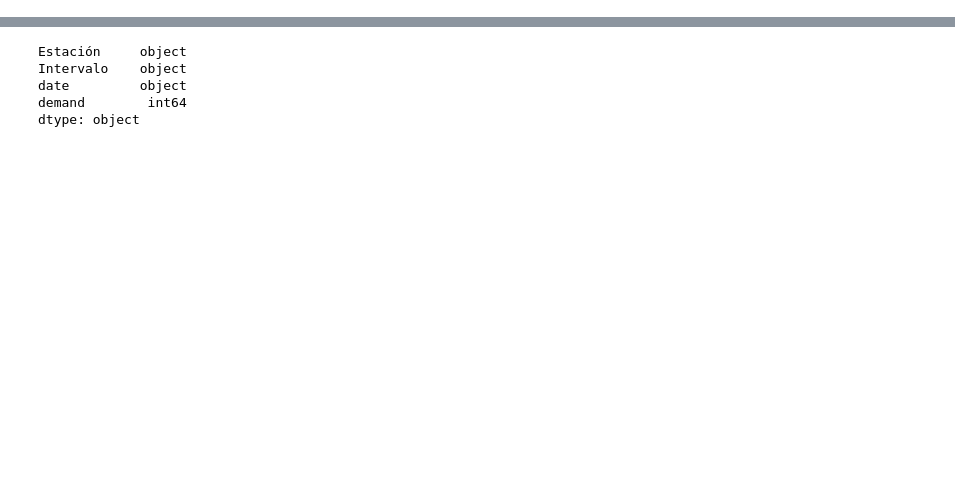
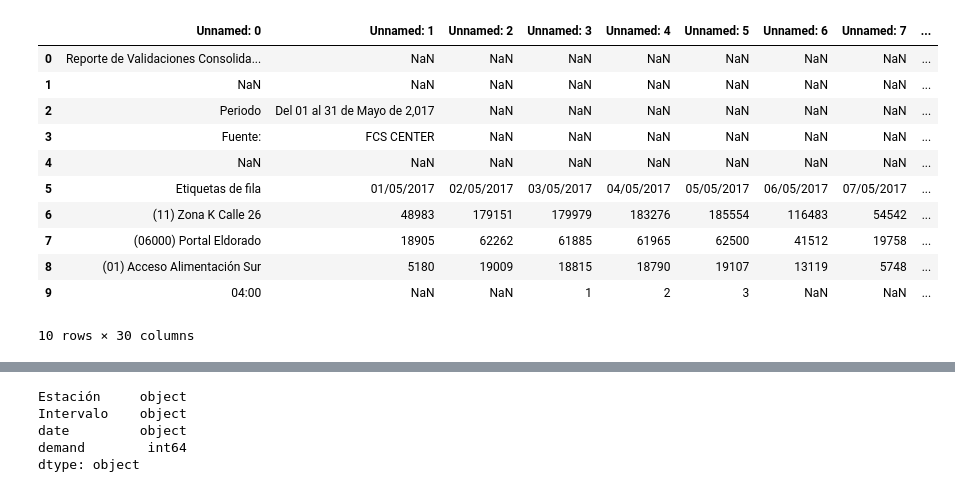
Before and after one commit to jcazuero94/transmi, a Jupyter notebook: notebooks/development/Desarrollo_Extraccion_resumen.ipynb, the cells around one changed output, grey strips where cells are left out. Saved outputs shown, nothing was run; the diff lists cells and outputs as text; code cells hidden in the pictures; blank space fills up the shorter version.

```diff
--- a/notebooks/development/Desarrollo_Extraccion_resumen.ipynb
+++ b/notebooks/development/Desarrollo_Extraccion_resumen.ipynb
@@ -119,0 +102,2 @@ array(['(02000) Cabecera Autopista Norte',
+# %%
+links_data_transmi_2 = links_data_transmi[links_data_transmi["Type"] != 1]
@@ -119,0 +106,3 @@ array(['(02000) Cabecera Autopista Norte',
+# %%
+link = links_data_transmi_2.iloc[0, 0]
+link_type = links_data_transmi_2.iloc[0, 1]
@@ -119,0 +111,2 @@ array(['(02000) Cabecera Autopista Norte',
+# %%
+link = link.replace(" ", "%20")
@@ -119,0 +115,9 @@ array(['(02000) Cabecera Autopista Norte',
+# %%
+xl = pd.ExcelFile(BASE_VALIDACIONES_REQUEST + "ValidacionTroncal/" + link)
+visible_sheets = [sh.title for sh in xl.book.worksheets if sh.sheet_state == "visible"]
+sheet = visible_sheets[0]
+for sh in sheet_names_list:
+    if sh in visible_sheets:
+        sheet = sh
+        break
+excel = xl.parse(sheet)
@@ -119,0 +147,15 @@ array(['(02000) Cabecera Autopista Norte',
+# %%
+excel.iloc[:10, :30]
+# %% [output]
+|  | Unnamed: 0 | Unnamed: 1 | Unnamed: 2 | Unnamed: 3 | Unnamed: 4 | Unnamed: 5 | Unnamed: 6 | Unnamed: 7 | ... |
+| 0 | Reporte de Validaciones Consolida... | NaN | NaN | NaN | NaN | NaN | NaN | NaN | ... |
+| 1 | NaN | NaN | NaN | NaN | NaN | NaN | NaN | NaN | ... |
+| 2 | Periodo | Del 01 al 31 de Mayo de 2,017 | NaN | NaN | NaN | NaN | NaN | NaN | ... |
+| 3 | Fuente: | FCS CENTER | NaN | NaN | NaN | NaN | NaN | NaN | ... |
+| 4 | NaN | NaN | NaN | NaN | NaN | NaN | NaN | NaN | ... |
+| 5 | Etiquetas de fila | 01/05/2017 | 02/05/2017 | 03/05/2017 | 04/05/2017 | 05/05/2017 | 06/05/2017 | 07/05/2017 | ... |
+| 6 | (11) Zona K Calle 26 | 48983 | 179151 | 179979 | 183276 | 185554 | 116483 | 54542 | ... |
+| 7 | (06000) Portal Eldorado | 18905 | 62262 | 61885 | 61965 | 62500 | 41512 | 19758 | ... |
+| 8 | (01) Acceso Alimentación Sur | 5180 | 19009 | 18815 | 18790 | 19107 | 13119 | 5748 | ... |
+| 9 | 04:00 | NaN | NaN | 1 | 2 | 3 | NaN | NaN | ... |
+10 rows × 30 columns
```
Also changed, not shown: parts of 20 cells of this notebook, 4 other files.
